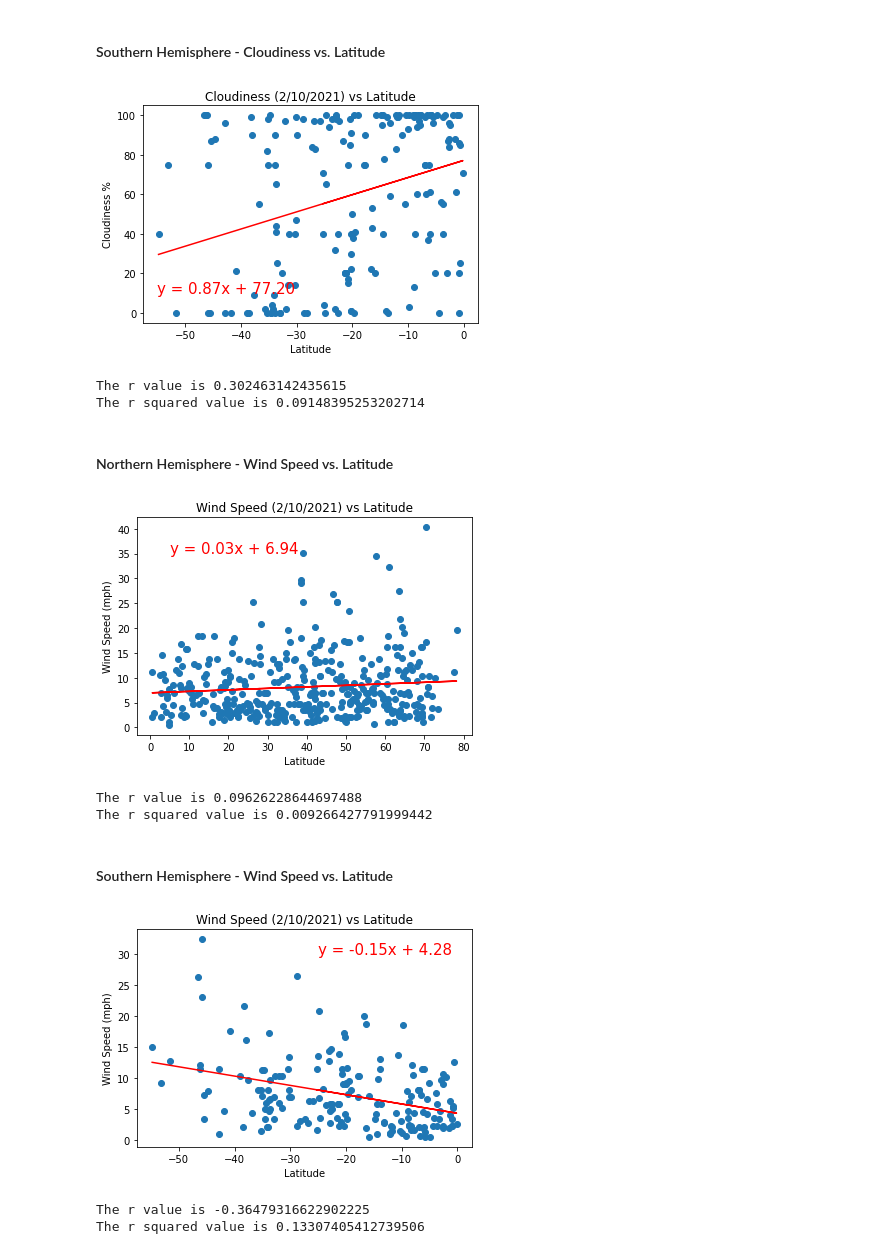
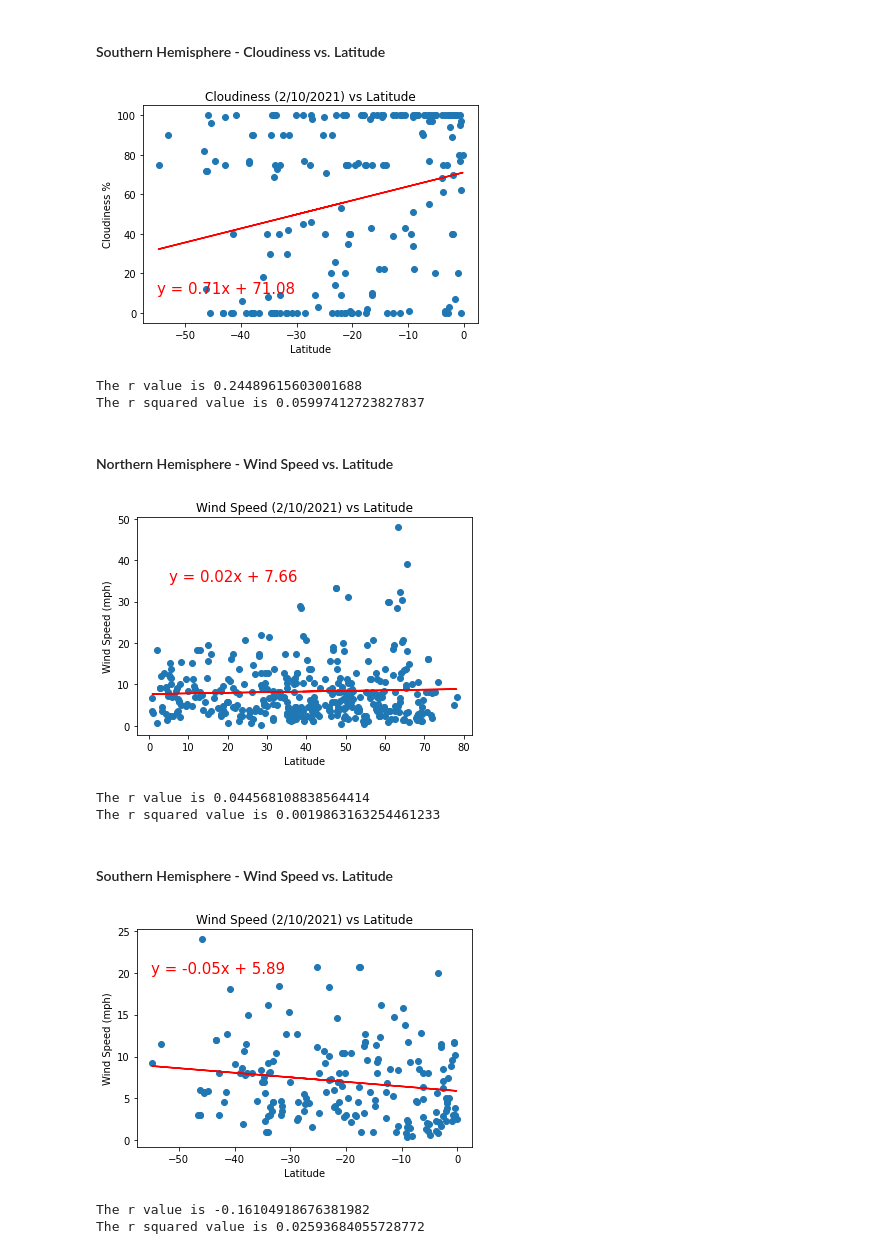
Before and after one commit to jroy22/python-api-challenge, a Jupyter notebook: WeatherPy/WeatherPy.ipynb, the cells around one changed output. Drawn from its saved outputs; the diff is of its cells as text; code cells hidden in the pictures.

```diff
--- a/WeatherPy/WeatherPy.ipynb
+++ b/WeatherPy/WeatherPy.ipynb
@@ -119,6 +119,6 @@ Processing Record of 24 of Set 12 | san bartolome de tirajana
 # %%
 # Create a DataFrame for the random cities
-weather_dict = {'City': ten,
+weather_dict = {'City': loc,
                 'Lat': lat,
                 'Lng': lng,
                 'Max Temp': max_temp,
@@ -431,9 +431,9 @@ plt.show()
 print(f'The r value is {rvalue}')
 print(f'The r squared value is {rvalue**2}')
 # %% [output]
-[figure, old version]
+[figure, new version]
-The r value is 0.302463142435615
-The r squared value is 0.09148395253202714
+The r value is 0.24489615603001688
+The r squared value is 0.05997412723827837
 # %% [markdown]
 #### Northern Hemisphere - Wind Speed vs. Latitude
 # %%
@@ -461,36 +461,36 @@ plt.show()
 print(f'The r value is {rvalue}')
 print(f'The r squared value is {rvalue**2}')
 # %% [output]
-[figure, old version]
+[figure, new version]
-The r value is 0.09626228644697488
-The r squared value is 0.009266427791999442
+The r value is 0.044568108838564414
+The r squared value is 0.0019863163254461233
 # %% [markdown]
 #### Southern Hemisphere - Wind Speed vs. Latitude
 # %%
 # Scatter plot of temperature vs latitude of the cities
 
 plt.scatter(s_lat,s_wind, marker = "o")
 
 plt.title("Wind Speed (2/10/2021) vs Latitude")
 plt.xlabel("Latitude")
 plt.ylabel("Wind Speed (mph)")
 
 # Linear regression of S. Hemi Wind Speed vs Latitude
 (slope, intercept, rvalue, pvalue, stderr) = linregress(s_lat, s_wind)
 
 # creating linear regression line
 regress_line = slope * s_lat + intercept
 
 line_eq = f'y = {slope:.2f}x + {intercept:.2f}'
 
 plt.plot(s_lat, regress_line, color = "red")
-plt.annotate(line_eq, (-25,30), color = "red", fontsize = 15)
+plt.annotate(line_eq, (-55,20), color = "red", fontsize = 15)
 plt.show()
 
 # printing r value and r squared values
 print(f'The r value is {rvalue}')
 print(f'The r squared value is {rvalue**2}')
 # %% [output]
-[figure, old version]
+[figure, new version]
-The r value is -0.36479316622902225
-The r squared value is 0.13307405412739506
+The r value is -0.16104918676381982
+The r squared value is 0.02593684055728772
```
Also changed, not shown: parts of 13 cells of this notebook, 2 other files.
